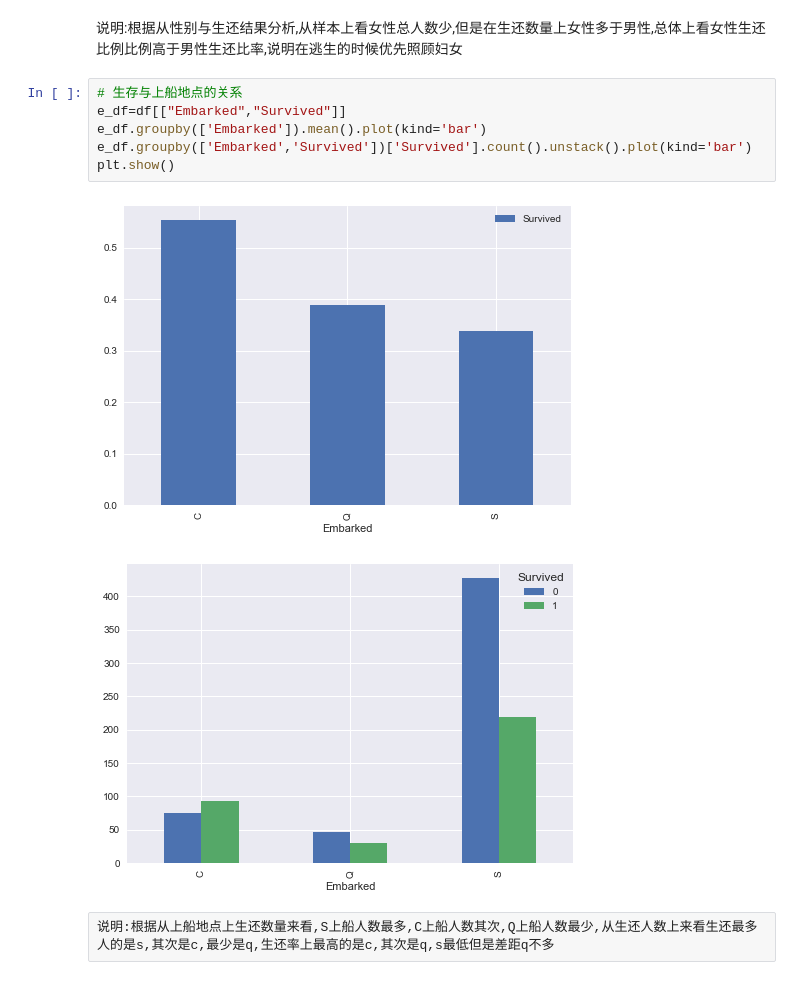
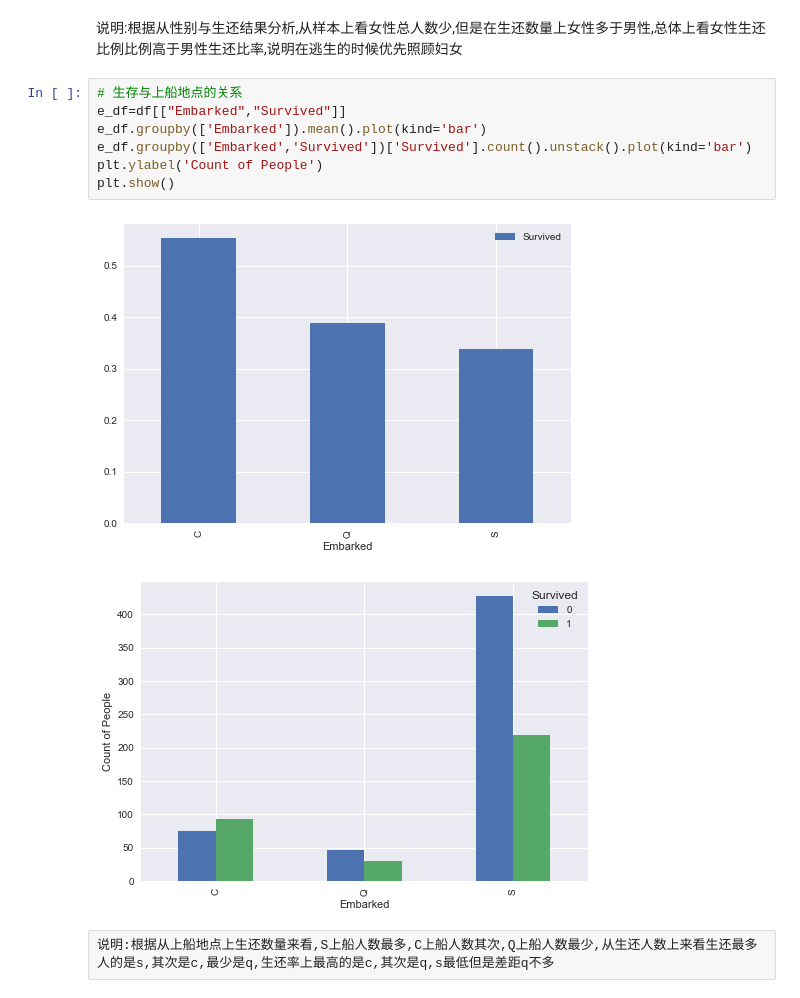
Before and after one commit to xueweiyema/titanic_analysis, a Jupyter notebook: titanic.ipynb, the cells around one changed output. Cells and saved outputs as stored; diff of their text form.

```diff
--- a/titanic.ipynb
+++ b/titanic.ipynb
@@ -149,12 +149,13 @@ plt.show()
 # %%
 # 生存与上船地点的关系
 e_df=df[["Embarked","Survived"]]
 e_df.groupby(['Embarked']).mean().plot(kind='bar')
 e_df.groupby(['Embarked','Survived'])['Survived'].count().unstack().plot(kind='bar')
+plt.ylabel('Count of People')
 plt.show()
 # %% [output]
 [figure]
-[figure, old version]
+[figure, new version]
 # %% [raw]
 说明:根据从上船地点上生还数量来看,S上船人数最多,C上船人数其次,Q上船人数最少,从生还人数上来看生还最多人的是s,其次是c,最少是q,生还率上最高的是c,其次是q,s最低但是差距q不多
 # %%
```
Also changed, not shown: parts of 8 cells of this notebook.
